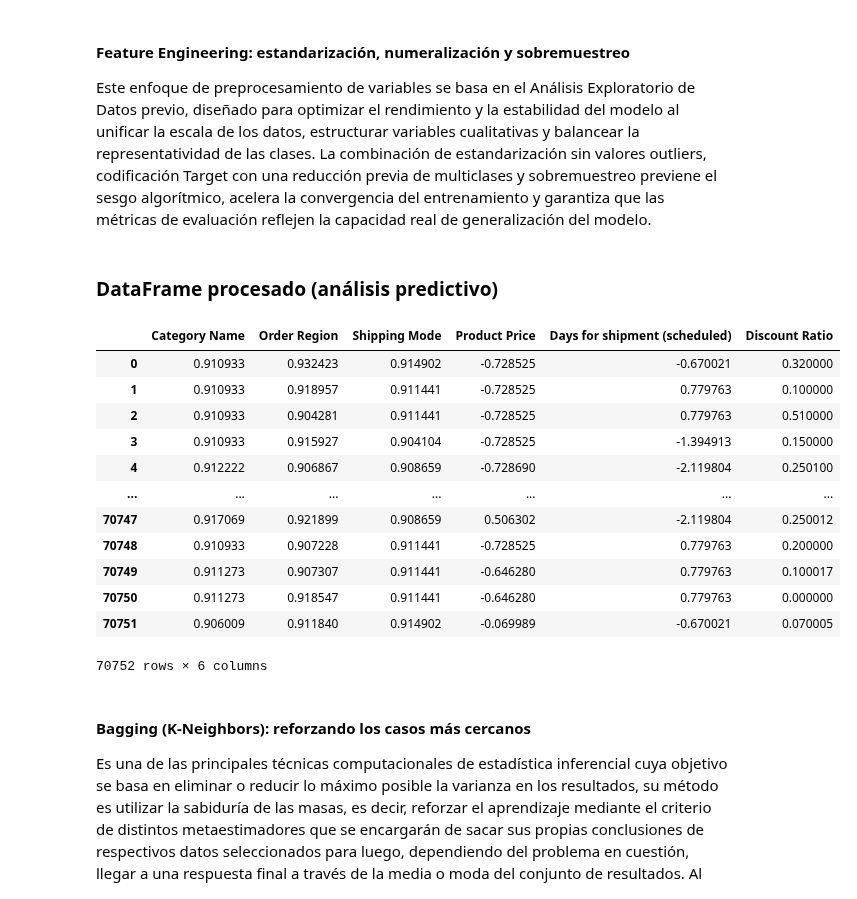
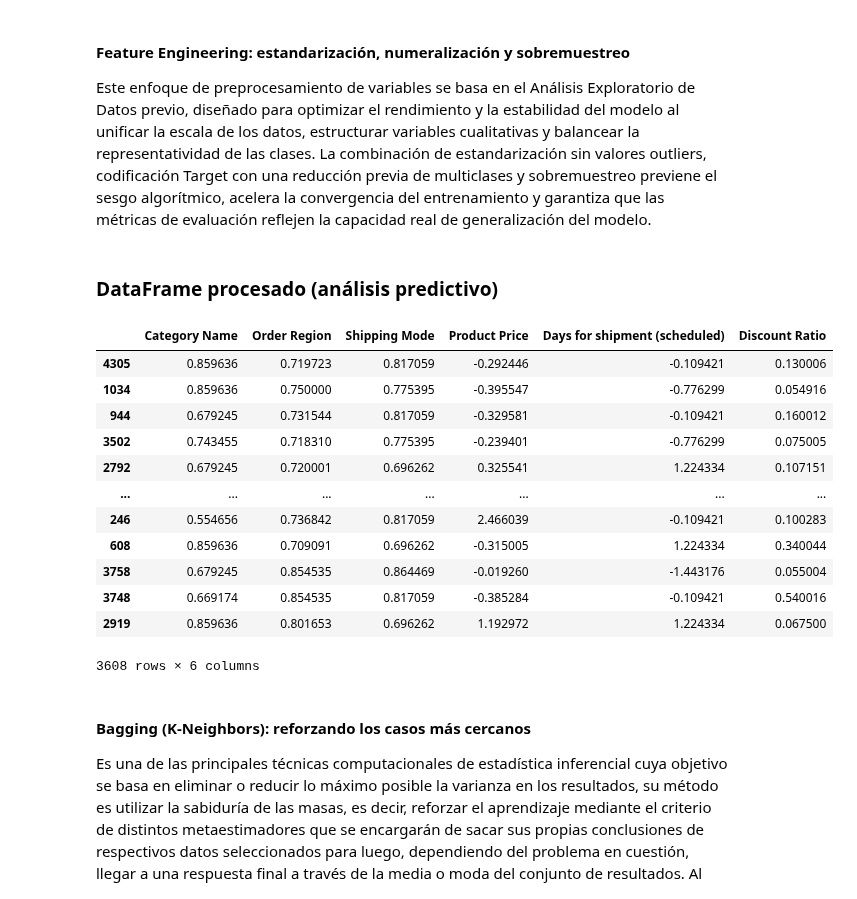
Before and after one commit to genagithub/proyecto-4, a Jupyter notebook: risk_scoring.ipynb, the cells around one changed output. Saved outputs shown, nothing was run; the diff lists cells and outputs as text; code cells hidden in the pictures.

```diff
--- a/risk_scoring.ipynb
+++ b/risk_scoring.ipynb
@@ -53,5 +38,5 @@ display(Markdown(f"#### Variable 'Order Status': {df_original["Order Status"].un
 # %%
-df_original["Discount Ratio"] = df_original["Order Item Discount"] / df_original["Product Price"]
+df_original["Discount Ratio"] = df_original["Order Discount"] / df_original["Product Price"]
 
 success_counts = df_original["Order Success"].value_counts(normalize=True) * 100
 display(Markdown(f"### El {success_counts[1]:.2f}% de las transacciones terminan en éxito ---> Target Desbalanceada"))
@@ -92,13 +77,13 @@ plt.title("Scree Plot (Gráfico de Codo) para 'Category Name'", fontsize=14, fon
 plt.xlabel("Índice de Clases", fontsize=11)
 plt.ylabel("Número de Registros (Frecuencia Absoluta)", fontsize=11)
 plt.xlim(-1, len(df_plot))
-plt.grid(True, linestyle=':', alpha=0.6)
-plt.legend(fontsize=11, loc='upper right')
+plt.grid(True, linestyle=":", alpha=0.6)
+plt.legend(fontsize=11, loc="upper right")
 
-grid = sns.FacetGrid(df_original.sample(min(2000, len(df_original))), col="Market", hue="Shipping Mode", palette="tab10", col_wrap=3)
-grid.map(sns.scatterplot, "Discount Ratio", "Order Item Profit Ratio", alpha=0.6)
+grid = sns.FacetGrid(df_original.sample(min(2000, len(df_original))), col="Order Success", hue="Shipping Mode", palette="tab10", col_wrap=3)
+grid.map(sns.scatterplot, "Discount Ratio", "Quantity Items", alpha=0.8)
 grid.add_legend()
-grid.fig.subplots_adjust(top=0.9)
-grid.fig.suptitle("¿Dónde está la pérdida? Rentabilidad por Mercado y Tipo de Envío", fontsize=14, fontweight="bold")
+grid.fig.subplots_adjust(top=0.8)
+grid.fig.suptitle("¿Dónde está el fracaso? Análisis por Ratio de Descuento y Cantidad de Items", fontsize=13, fontweight="bold")
 plt.show()
 # %% [output]
@@ -113,7 +98,7 @@ Este enfoque de preprocesamiento de variables se basa en el Análisis Explorator
 # %%
 df = df_original.copy()
 
-df.drop(columns=["Order Status","Order Item Discount"], inplace=True)
+df.drop(columns=["Order Status","Order Discount"], inplace=True)
 df = df.reset_index(drop=True)
 df = df[df["Discount Ratio"] <= 1]
 
@@ -129,52 +114,49 @@ df, caps = caps_outliers(df, ["Product Price", "Discount Ratio"])
 
 X_train, X_test, y_train, y_test = train_test_split(df[categorical_vars + numeric_vars + numeric_var_limited],
                                                     df["Order Success"],
-                                                    test_size=0.25,
+                                                    test_size=0.2,
                                                     random_state=42,
                                                     stratify=df["Order Success"])
 
 umbral = 0.025
 categories_distribution = X_train["Category Name"].value_counts(normalize=True)
 valid_categories = categories_distribution[categories_distribution > umbral].index
 
 X_train["Category Name"] = X_train["Category Name"].where(X_train["Category Name"].isin(valid_categories), "OTHERS")
 X_test["Category Name"] = X_test["Category Name"].where(X_test["Category Name"].isin(valid_categories), "OTHERS")
 
 scaler = StandardScaler()
 X_train_num = scaler.fit_transform(X_train[numeric_vars])
 X_train_num = pd.DataFrame(X_train_num, columns=numeric_vars, index=X_train.index)
 X_test_num = scaler.fit_transform(X_test[numeric_vars])
 X_test_num = pd.DataFrame(X_test_num, columns=numeric_vars, index=X_test.index)
 
 encoder = TargetEncoder(cols=categorical_vars)
 X_train_cat = encoder.fit_transform(X_train[categorical_vars], y_train)
 X_test_cat = encoder.fit_transform(X_test[categorical_vars], y_test)
 
 X_train_processed = pd.concat([X_train_cat, X_train_num], axis=1)
 X_train_processed[numeric_var_limited[0]] = X_train[numeric_var_limited[0]]
 X_test_processed = pd.concat([X_test_cat, X_test_num], axis=1)
 X_test_processed[numeric_var_limited[0]] = X_test[numeric_var_limited[0]]
 
-smote = SMOTE(sampling_strategy=0.2, random_state=42)
-X_train_processed_balanced, y_train_balanced = smote.fit_resample(X_train_processed, y_train)
-
 display(Markdown("### DataFrame procesado (análisis predictivo)"))
-display(X_train_processed_balanced)
+display(X_train_processed)
 # %% [output]
 ### DataFrame procesado (análisis predictivo)
 |  | Category Name | Order Region | Shipping Mode | Product Price | Days for shipment (scheduled) | Discount Ratio |
-| 0 | 0.910933 | 0.932423 | 0.914902 | -0.728525 | -0.670021 | 0.320000 |
-| 1 | 0.910933 | 0.918957 | 0.911441 | -0.728525 | 0.779763 | 0.100000 |
-| 2 | 0.910933 | 0.904281 | 0.911441 | -0.728525 | 0.779763 | 0.510000 |
-| 3 | 0.910933 | 0.915927 | 0.904104 | -0.728525 | -1.394913 | 0.150000 |
-| 4 | 0.912222 | 0.906867 | 0.908659 | -0.728690 | -2.119804 | 0.250100 |
+| 4305 | 0.859636 | 0.719723 | 0.817059 | -0.292446 | -0.109421 | 0.130006 |
+| 1034 | 0.859636 | 0.750000 | 0.775395 | -0.395547 | -0.776299 | 0.054916 |
+| 944 | 0.679245 | 0.731544 | 0.817059 | -0.329581 | -0.109421 | 0.160012 |
+| 3502 | 0.743455 | 0.718310 | 0.775395 | -0.239401 | -0.776299 | 0.075005 |
+| 2792 | 0.679245 | 0.720001 | 0.696262 | 0.325541 | 1.224334 | 0.107151 |
 | ... | ... | ... | ... | ... | ... | ... |
-| 70747 | 0.917069 | 0.921899 | 0.908659 | 0.506302 | -2.119804 | 0.250012 |
-| 70748 | 0.910933 | 0.907228 | 0.911441 | -0.728525 | 0.779763 | 0.200000 |
-| 70749 | 0.911273 | 0.907307 | 0.911441 | -0.646280 | 0.779763 | 0.100017 |
-| 70750 | 0.911273 | 0.918547 | 0.911441 | -0.646280 | 0.779763 | 0.000000 |
-| 70751 | 0.906009 | 0.911840 | 0.914902 | -0.069989 | -0.670021 | 0.070005 |
+| 246 | 0.554656 | 0.736842 | 0.817059 | 2.466039 | -0.109421 | 0.100283 |
+| 608 | 0.859636 | 0.709091 | 0.696262 | -0.315005 | 1.224334 | 0.340044 |
+| 3758 | 0.679245 | 0.854535 | 0.864469 | -0.019260 | -1.443176 | 0.055004 |
+| 3748 | 0.669174 | 0.854535 | 0.817059 | -0.385284 | -0.109421 | 0.540016 |
+| 2919 | 0.859636 | 0.801653 | 0.696262 | 1.192972 | 1.224334 | 0.067500 |
-70752 rows × 6 columns
+3608 rows × 6 columns
 # %% [markdown]
 #### Bagging (K-Neighbors): reforzando los casos más cercanos
 Es una de las principales técnicas computacionales de estadística inferencial cuya objetivo se basa en eliminar o reducir lo máximo posible la varianza en los resultados, su método es utilizar la sabiduría de las masas, es decir, reforzar el aprendizaje mediante el criterio de distintos metaestimadores que se encargarán de sacar sus propias conclusiones de respectivos datos seleccionados para luego, dependiendo del problema en cuestión, llegar a una respuesta final a través de la media o moda del conjunto de resultados. Al entrenar múltiples modelos con datos ligeramente distintos y contar sus resultados, el Bagging suaviza estas fluctuaciones. La agregación de los resultados cancela la varianza individual de cada modelo, resultando en un modelo de conjunto con un error de varianza significativamente menor.
```
Also changed, not shown: parts of 4 cells of this notebook.
